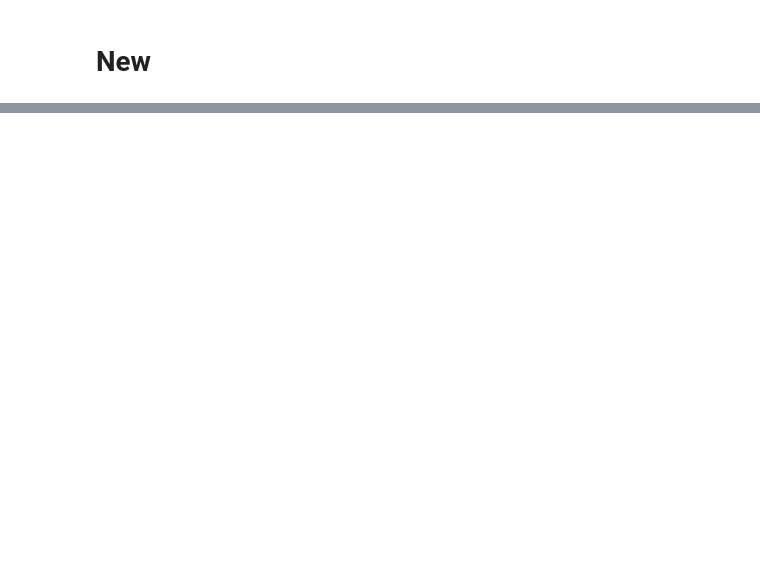
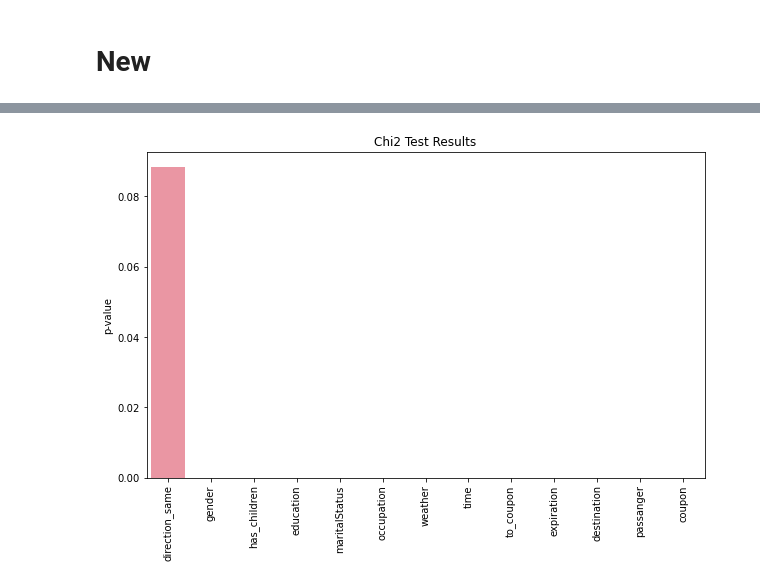
Before and after one commit to leobt23/Data_Mining, a Jupyter notebook: 1_eda/leo.ipynb, the cells around one changed output, grey strips where cells are left out. Drawn from its saved outputs; the diff is of its cells as text; code cells hidden in the pictures; blank space fills up the shorter version.

Commit message:
inputation, correlation

```diff
--- a/1_eda/leo.ipynb
+++ b/1_eda/leo.ipynb
@@ -698,0 +622,22 @@ df_test1 = combine_distance_columns(df_test1)
+# %%
+# Correlation Chi Square of Y with X nominal
+
+import pandas as pd
+from scipy.stats import chi2_contingency
+
+# Empty dictionary to store the p-values
+chi2_results = {}
+
+for var in nominal_col:
+    # Constructing a contingency table
+    contingency_table = pd.crosstab(df_correlation[var], df_correlation['Y'])
+
+    # Performing the chi2 test
+    chi2, p, _, _ = chi2_contingency(contingency_table)
+
+    # Storing the p-value in the dictionary
+    chi2_results[var] = p
+
+# Displaying the results
+for var, p in chi2_results.items():
+    print(f"{var} vs Y: p-value = {p}")
@@ -698,0 +658,20 @@ df_test1 = combine_distance_columns(df_test1)
+# %%
+# Plot the results
+import matplotlib.pyplot as plt
+import seaborn as sns
+
+# Convert the dictionary into a dataframe
+chi2_results_df = pd.DataFrame.from_dict(chi2_results, orient='index', columns=['p-value'])
+
+# Sort the dataframe by p-value
+chi2_results_df.sort_values(by='p-value', ascending=False, inplace=True)
+
+# Plot the p-values
+plt.figure(figsize=(10, 6))
+sns.barplot(x=chi2_results_df.index, y='p-value', data=chi2_results_df)
+plt.xticks(rotation=90)
+plt.title('Chi2 Test Results')
+plt.ylabel('p-value')
+plt.show()
+# %% [output]
+[figure, added]
```
Also changed, not shown: parts of 39 cells of this notebook, 2 other files.
